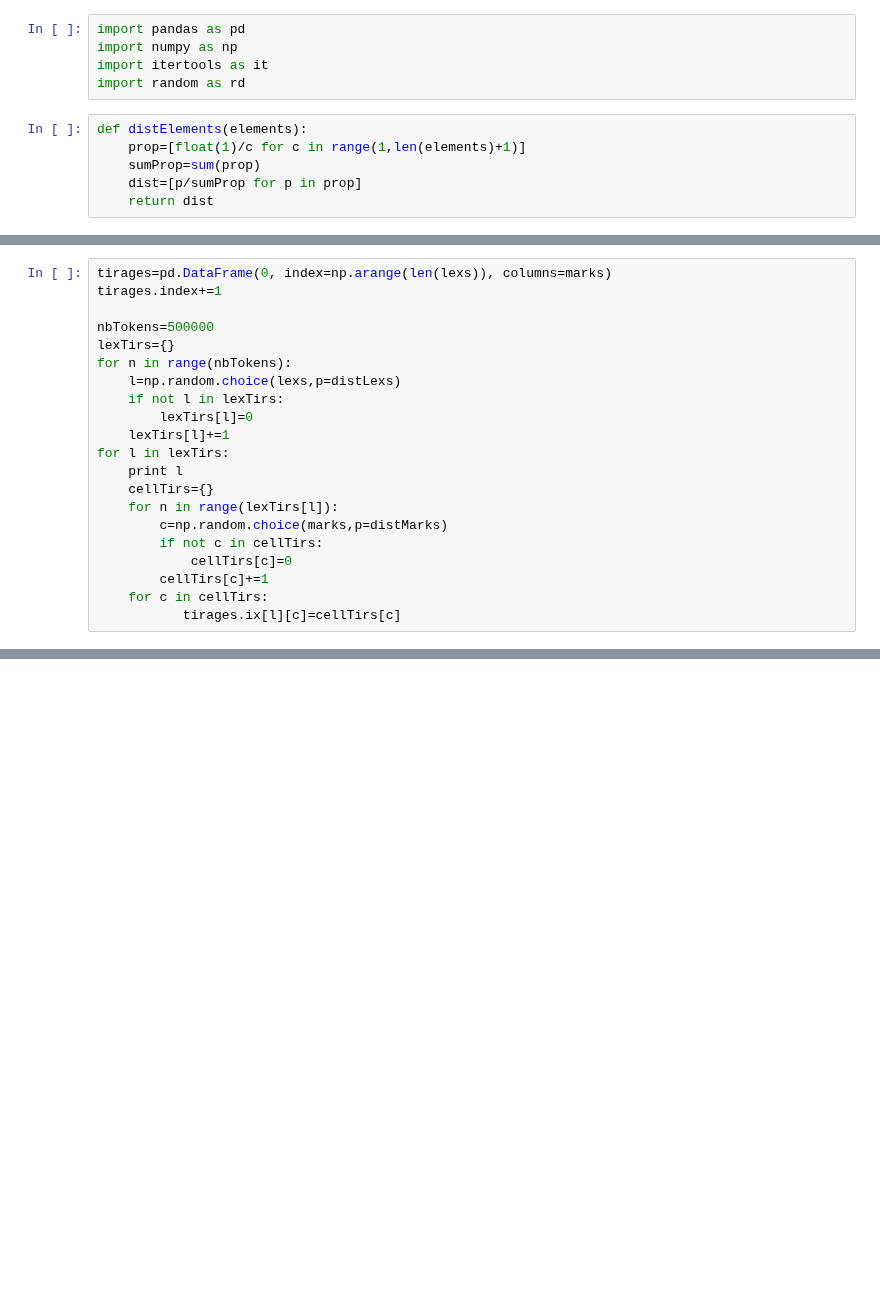
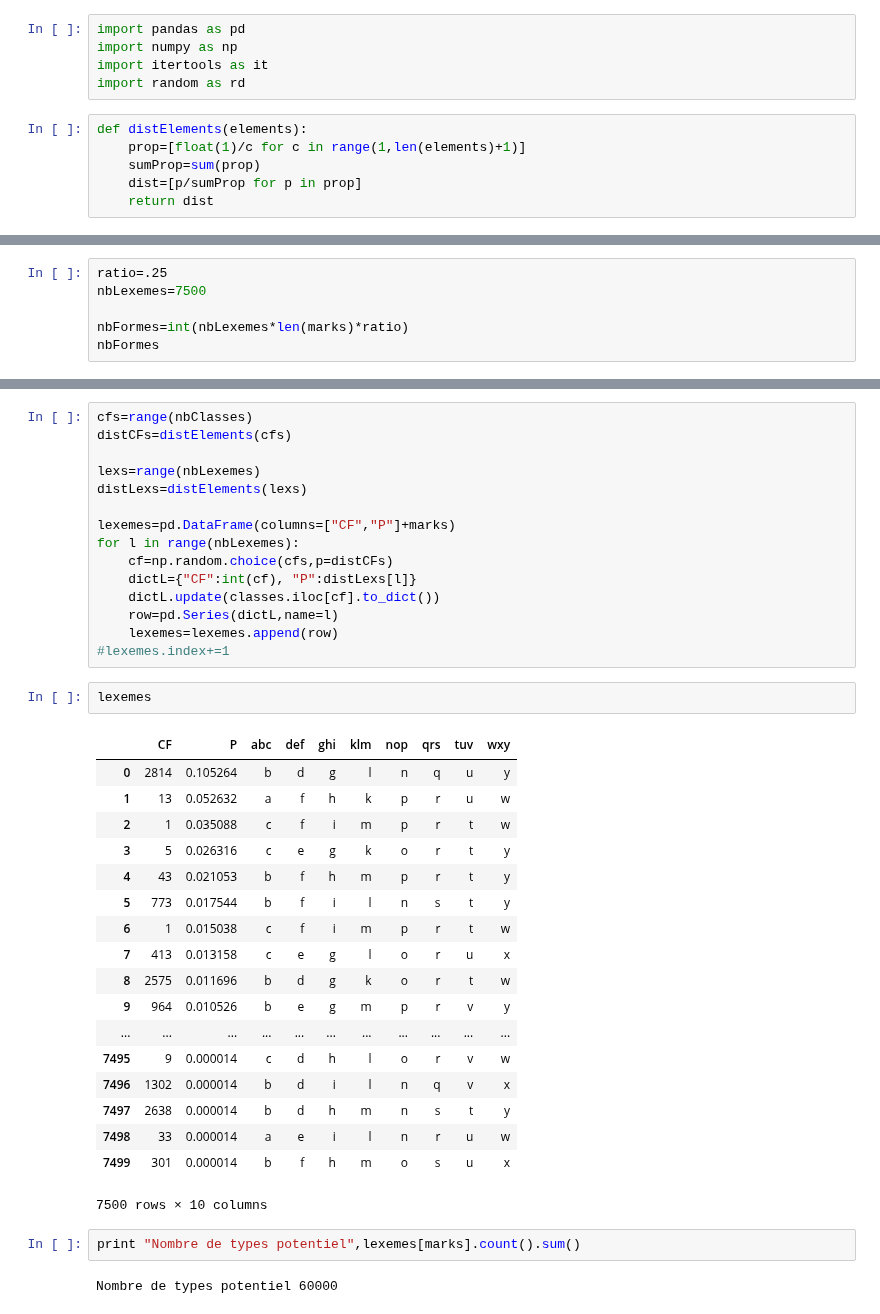
Before and after one commit to gboye/SWIM, a Jupyter notebook: PseudoLanguages/PseudoLexique-CroisementCF.ipynb, the cells around one changed output, grey strips where cells are left out. Drawn from its saved outputs; the diff is of its cells as text; blank space fills up the shorter version.

```diff
--- a/PseudoLanguages/PseudoLexique-CroisementCF.ipynb
+++ b/PseudoLanguages/PseudoLexique-CroisementCF.ipynb
@@ -78,21 +11,0 @@ len(lexemes.groupby("CF").groups.keys())
-# %%
-tirages=pd.DataFrame(0, index=np.arange(len(lexs)), columns=marks)
-tirages.index+=1
-
-nbTokens=500000
-lexTirs={}
-for n in range(nbTokens):
-    l=np.random.choice(lexs,p=distLexs)
-    if not l in lexTirs:
-        lexTirs[l]=0
-    lexTirs[l]+=1
-for l in lexTirs:
-    print l
-    cellTirs={}
-    for n in range(lexTirs[l]):
-        c=np.random.choice(marks,p=distMarks)
-        if not c in cellTirs:
-            cellTirs[c]=0
-        cellTirs[c]+=1
-    for c in cellTirs:
-           tirages.ix[l][c]=cellTirs[c]
@@ -141,0 +44,6 @@ len(lexemes[lexemes.index.isin(fullParadigms)].groupby("CF").groups.keys())
+# %%
+ratio=.25
+nbLexemes=7500
+
+nbFormes=int(nbLexemes*len(marks)*ratio)
+nbFormes
@@ -141,0 +59,40 @@ len(lexemes[lexemes.index.isin(fullParadigms)].groupby("CF").groups.keys())
+# %%
+cfs=range(nbClasses)
+distCFs=distElements(cfs)
+
+lexs=range(nbLexemes)
+distLexs=distElements(lexs)
+
+lexemes=pd.DataFrame(columns=["CF","P"]+marks)
+for l in range(nbLexemes):
+    cf=np.random.choice(cfs,p=distCFs)
+    dictL={"CF":int(cf), "P":distLexs[l]}
+    dictL.update(classes.iloc[cf].to_dict())
+    row=pd.Series(dictL,name=l)
+    lexemes=lexemes.append(row)
+#lexemes.index+=1
+# %%
+lexemes
+# %% [output]
+|  | CF | P | abc | def | ghi | klm | nop | qrs | tuv | wxy |
+| 0 | 2814 | 0.105264 | b | d | g | l | n | q | u | y |
+| 1 | 13 | 0.052632 | a | f | h | k | p | r | u | w |
+| 2 | 1 | 0.035088 | c | f | i | m | p | r | t | w |
+| 3 | 5 | 0.026316 | c | e | g | k | o | r | t | y |
+| 4 | 43 | 0.021053 | b | f | h | m | p | r | t | y |
+| 5 | 773 | 0.017544 | b | f | i | l | n | s | t | y |
+| 6 | 1 | 0.015038 | c | f | i | m | p | r | t | w |
+| 7 | 413 | 0.013158 | c | e | g | l | o | r | u | x |
+| 8 | 2575 | 0.011696 | b | d | g | k | o | r | t | w |
+| 9 | 964 | 0.010526 | b | e | g | m | p | r | v | y |
+| ... | ... | ... | ... | ... | ... | ... | ... | ... | ... | ... |
+| 7495 | 9 | 0.000014 | c | d | h | l | o | r | v | w |
+| 7496 | 1302 | 0.000014 | b | d | i | l | n | q | v | x |
+| 7497 | 2638 | 0.000014 | b | d | h | m | n | s | t | y |
+| 7498 | 33 | 0.000014 | a | e | i | l | n | r | u | w |
+| 7499 | 301 | 0.000014 | b | f | h | m | o | s | u | x |
+7500 rows × 10 columns
+# %%
+print "Nombre de types potentiel",lexemes[marks].count().sum()
+# %% [output]
+Nombre de types potentiel 60000
```
Also changed, not shown: parts of 54 cells of this notebook, 8 other files.
